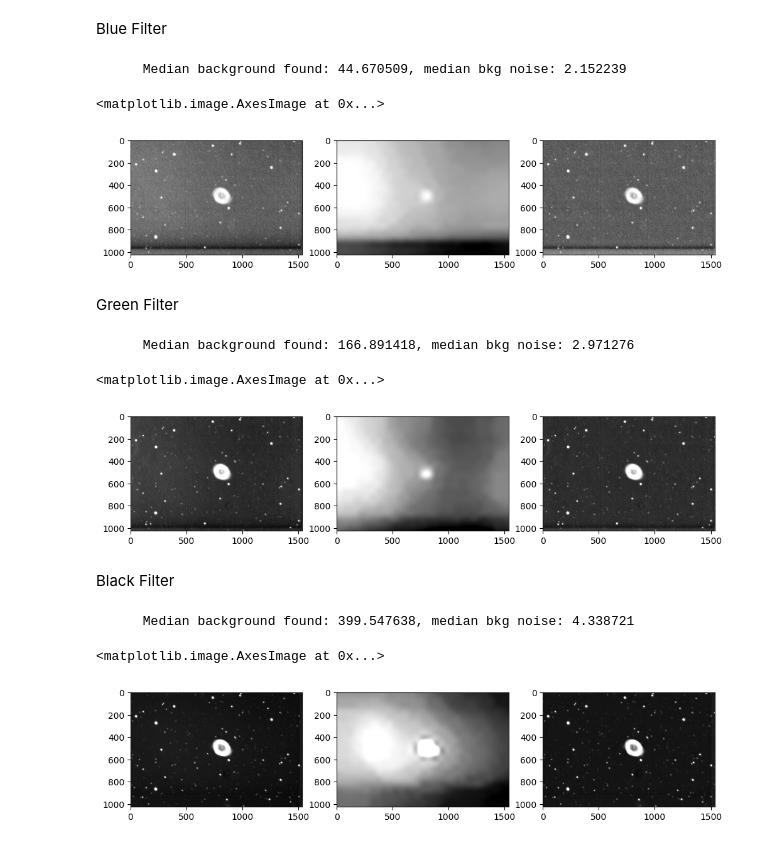
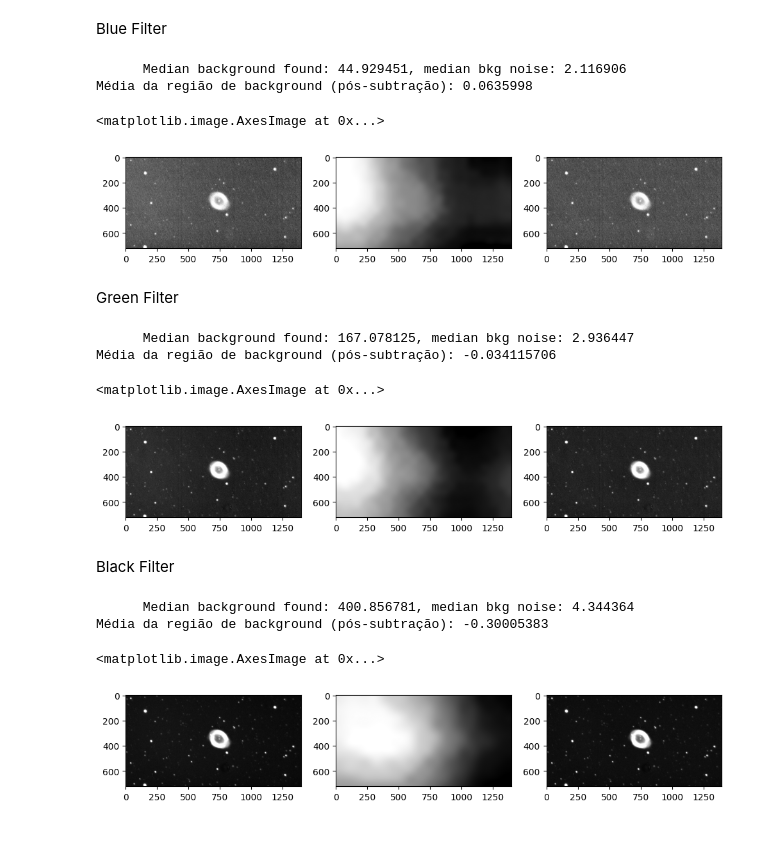
Before and after one commit to Sp3ter04/ObservatoryLaboratory, a Jupyter notebook: Background.ipynb, the cells around one changed output. Drawn from its saved outputs; the diff is of its cells as text; code cells hidden in the pictures.

Commit message:
correções + resize e depois reitrar backg

```diff
--- a/Background.ipynb
+++ b/Background.ipynb
@@ -41,43 +52,63 @@ Blue Filter
 sigma_clip = SigmaClip(sigma=3.0)
 bkg_estimator = MedianBackground()
 
-dir_blue = "m57_blue_stacked/"
+dir_blue = "m57_blue_resize/"
 fits_file = sorted([f for f in os.listdir(dir_blue) if f.endswith(".fits")])[0]
 stack_median_blue = fits.getdata(os.path.join(dir_blue, fits_file))
 
 
-bkg = Background2D(stack_median_blue,(50,50),filter_size=(5,5),sigma_clip=sigma_clip,bkg_estimator=bkg_estimator)
+bkg = Background2D(stack_median_blue,(50,50),filter_size=(7,7),sigma_clip=sigma_clip,bkg_estimator=bkg_estimator)
 print("      Median background found: %f, median bkg noise: %f"
       %(bkg.background_median,bkg.background_rms_median))
+
+# subtração do background 2D
+image_sub = stack_median_blue - bkg.background
+
+# exemplo de região do background (ajusta coordenadas)
+y1, y2, x1, x2 = 200, 300, 500, 600
+mean_bkg_region = np.mean(image_sub[y1:y2, x1:x2])
+
+print("Média da região de background (pós-subtração):", mean_bkg_region)
 # %% [output]
-      Median background found: 44.670509, median bkg noise: 2.152239
+      Median background found: 44.929451, median bkg noise: 2.116906
+Média da região de background (pós-subtração): 0.0635998
 # %%
 fig,ax = plt.subplots(1,3,figsize=(12,6))
 lo,up = np.percentile(stack_median_blue,1),np.percentile(stack_median_blue,99)
 ax[0].imshow(stack_median_blue,cmap='gray',clim=(lo,up))
 lo,up = np.percentile(bkg.background,1),np.percentile(bkg.background,95)
 ax[1].imshow(bkg.background,cmap='gray',clim=(lo,up))
 lo,up = np.percentile(stack_median_blue-bkg.background,1),np.percentile(stack_median_blue-bkg.background,99)
-ax[2].imshow(stack_median_blue-bkg.background,cmap='gray',clim=(lo,up))
+ax[2].imshow(image_sub,cmap='gray',clim=(lo,up))
 # %% [output]
 <matplotlib.image.AxesImage at 0x...>
-[figure, old version]
+[figure, new version]
 # %% [markdown]
 Green Filter
 # %%
 sigma_clip = SigmaClip(sigma=3.0)
 bkg_estimator = MedianBackground()
 
-dir_green = "m57_green_stacked/"
+dir_green = "m57_green_resize/"
 fits_file = sorted([f for f in os.listdir(dir_green) if f.endswith(".fits")])[0]
 stack_median_green = fits.getdata(os.path.join(dir_green, fits_file))
 
 
-bkg = Background2D(stack_median_green,(50,50),filter_size=(5,5),sigma_clip=sigma_clip,bkg_estimator=bkg_estimator)
+bkg = Background2D(stack_median_green,(50,50),filter_size=(7,7),sigma_clip=sigma_clip,bkg_estimator=bkg_estimator)
 print("      Median background found: %f, median bkg noise: %f"
       %(bkg.background_median,bkg.background_rms_median))
+
+# subtração do background 2D
+image_sub = stack_median_green - bkg.background
+
+# exemplo de região do background (ajusta coordenadas)
+y1, y2, x1, x2 = 200, 300, 500, 600
+mean_bkg_region = np.mean(image_sub[y1:y2, x1:x2])
+
+print("Média da região de background (pós-subtração):", mean_bkg_region)
 # %% [output]
-      Median background found: 166.891418, median bkg noise: 2.971276
+      Median background found: 167.078125, median bkg noise: 2.936447
+Média da região de background (pós-subtração): -0.034115706
 # %%
 fig,ax = plt.subplots(1,3,figsize=(12,6))
 lo,up = np.percentile(stack_median_green,1),np.percentile(stack_median_green,99)
@@ -85,26 +116,37 @@ ax[0].imshow(stack_median_green,cmap='gray',clim=(lo,up))
 lo,up = np.percentile(bkg.background,1),np.percentile(bkg.background,95)
 ax[1].imshow(bkg.background,cmap='gray',clim=(lo,up))
 lo,up = np.percentile(stack_median_green-bkg.background,1),np.percentile(stack_median_green-bkg.background,99)
-ax[2].imshow(stack_median_green-bkg.background,cmap='gray',clim=(lo,up))
+ax[2].imshow(image_sub,cmap='gray',clim=(lo,up))
 # %% [output]
 <matplotlib.image.AxesImage at 0x...>
-[figure, old version]
+[figure, new version]
 # %% [markdown]
 Black Filter
 # %%
 sigma_clip = SigmaClip(sigma=3.0)
 bkg_estimator = MedianBackground()
 
-dir_black = "m57_black_stacked/"
+dir_black = "m57_black_resize/"
 fits_file = sorted([f for f in os.listdir(dir_black) if f.endswith(".fits")])[0]
 stack_median_black = fits.getdata(os.path.join(dir_black, fits_file))
 
 
-bkg = Background2D(stack_median_black,(50,50),filter_size=(5,5),sigma_clip=sigma_clip,bkg_estimator=bkg_estimator)
+bkg = Background2D(stack_median_black,(70,70),filter_size=(7,7),sigma_clip=sigma_clip,bkg_estimator=bkg_estimator)
 print("      Median background found: %f, median bkg noise: %f"
       %(bkg.background_median,bkg.background_rms_median))
+
+
+# subtração do background 2D
+image_sub = stack_median_black - bkg.background
+
+# exemplo de região do background (ajusta coordenadas)
+y1, y2, x1, x2 = 200, 300, 500, 600
+mean_bkg_region = np.mean(image_sub[y1:y2, x1:x2])
+
+print("Média da região de background (pós-subtração):", mean_bkg_region)
 # %% [output]
-      Median background found: 399.547638, median bkg noise: 4.338721
+      Median background found: 400.856781, median bkg noise: 4.344364
+Média da região de background (pós-subtração): -0.30005383
 # %%
 fig,ax = plt.subplots(1,3,figsize=(12,6))
 lo,up = np.percentile(stack_median_black,1),np.percentile(stack_median_black,99)
@@ -112,7 +154,7 @@ ax[0].imshow(stack_median_black,cmap='gray',clim=(lo,up))
 lo,up = np.percentile(bkg.background,1),np.percentile(bkg.background,95)
 ax[1].imshow(bkg.background,cmap='gray',clim=(lo,up))
 lo,up = np.percentile(stack_median_black-bkg.background,1),np.percentile(stack_median_black-bkg.background,99)
-ax[2].imshow(stack_median_black-bkg.background,cmap='gray',clim=(lo,up))
+ax[2].imshow(image_sub,cmap='gray',clim=(lo,up))
 # %% [output]
 <matplotlib.image.AxesImage at 0x...>
-[figure, old version]
+[figure, new version]
```
Also changed, not shown: parts of 2 cells of this notebook, 8 other files.
